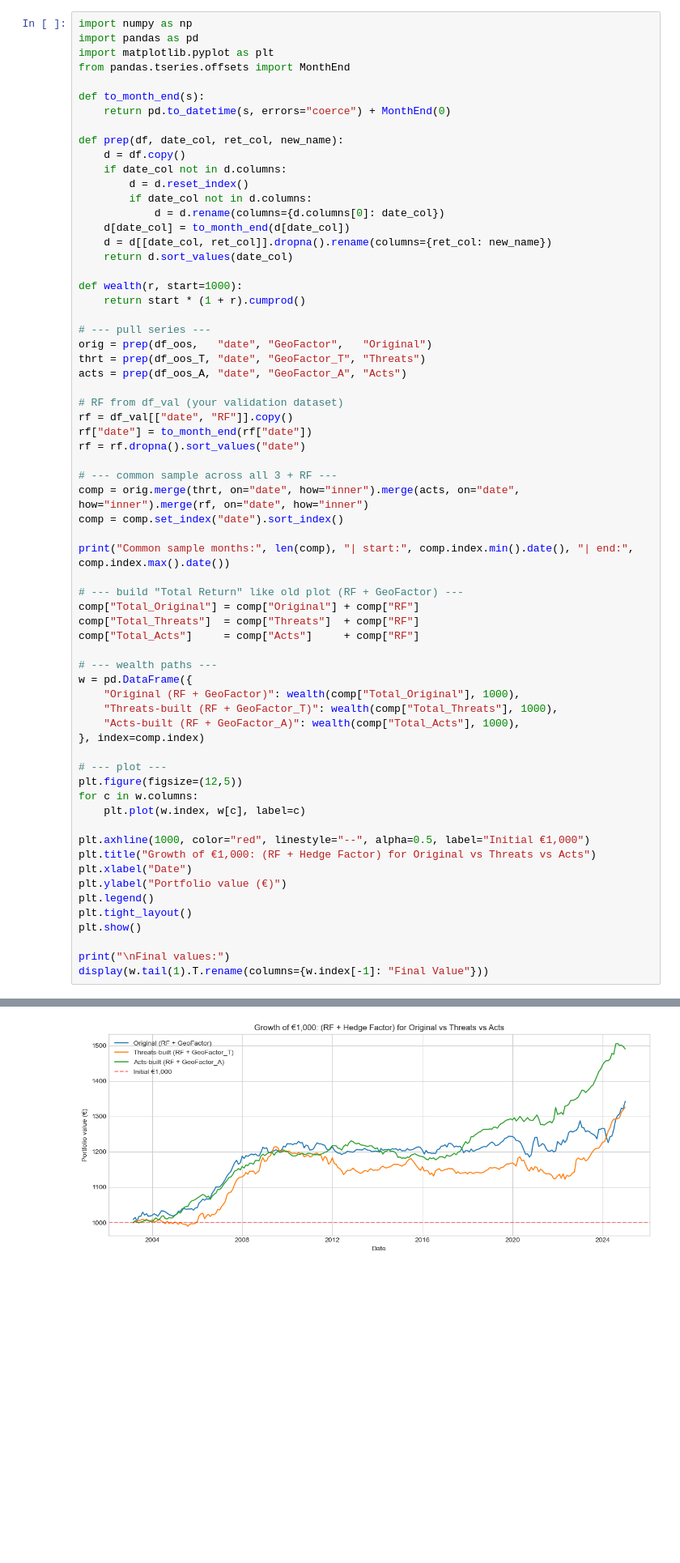
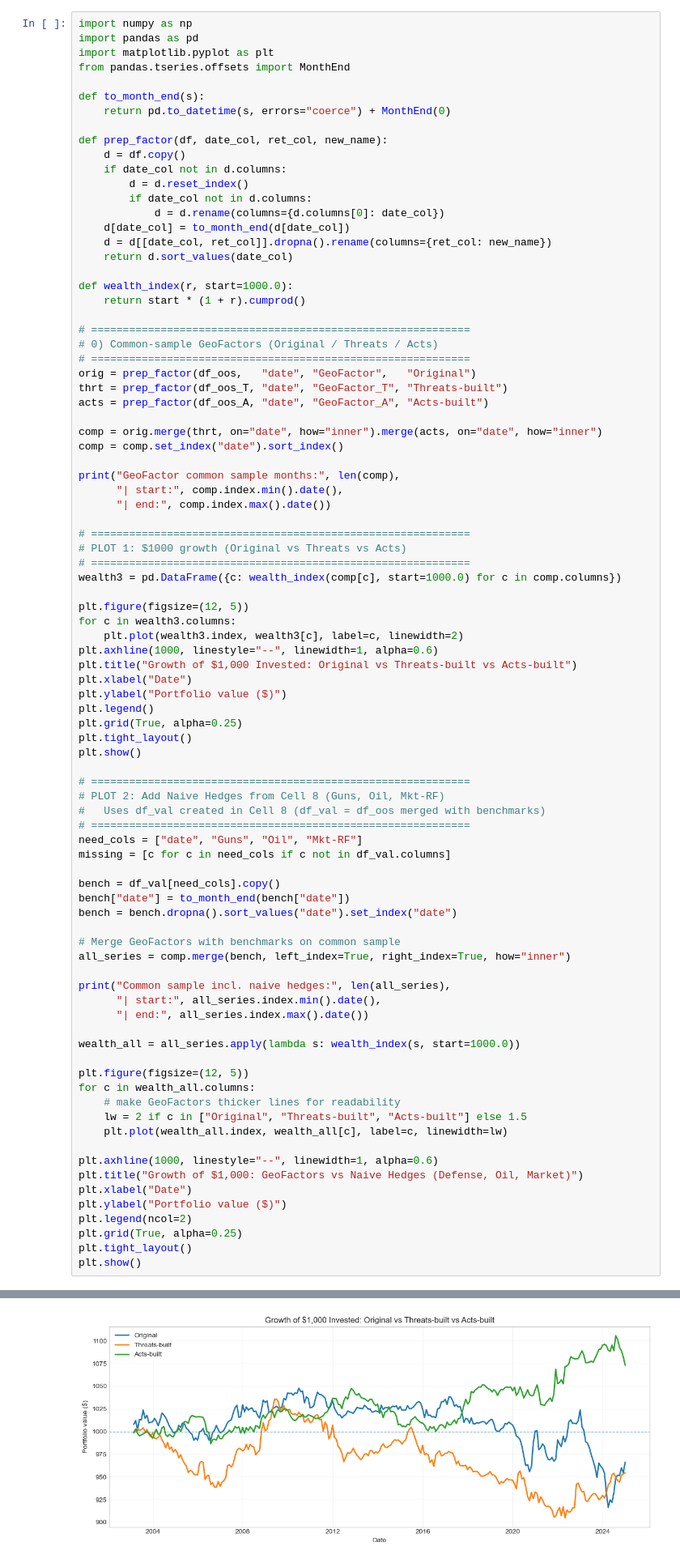
Before and after one commit to siddharthyashkukreja-cloud/Hedging_GeoPolRisk, a Jupyter notebook: researchProject.ipynb, the cells around one changed output, grey strips where cells are left out. Shown at 81% size. Saved outputs shown, nothing was run; the diff lists cells and outputs as text; blank space fills up the shorter version.

```diff
--- a/researchProject.ipynb
+++ b/researchProject.ipynb
@@ -2883,7 +2881,7 @@ from pandas.tseries.offsets import MonthEnd
 def to_month_end(s):
     return pd.to_datetime(s, errors="coerce") + MonthEnd(0)
 
-def prep(df, date_col, ret_col, new_name):
+def prep_factor(df, date_col, ret_col, new_name):
     d = df.copy()
     if date_col not in d.columns:
         d = d.reset_index()
@@ -2893,50 +2891,72 @@ def prep(df, date_col, ret_col, new_name):
     d = d[[date_col, ret_col]].dropna().rename(columns={ret_col: new_name})
     return d.sort_values(date_col)
 
-def wealth(r, start=1000):
+def wealth_index(r, start=1000.0):
     return start * (1 + r).cumprod()
 
-# --- pull series ---
-orig = prep(df_oos,   "date", "GeoFactor",   "Original")
-thrt = prep(df_oos_T, "date", "GeoFactor_T", "Threats")
-acts = prep(df_oos_A, "date", "GeoFactor_A", "Acts")
+# ============================================================
+# 0) Common-sample GeoFactors (Original / Threats / Acts)
+# ============================================================
+orig = prep_factor(df_oos,   "date", "GeoFactor",   "Original")
+thrt = prep_factor(df_oos_T, "date", "GeoFactor_T", "Threats-built")
+acts = prep_factor(df_oos_A, "date", "GeoFactor_A", "Acts-built")
 
-# RF from df_val (your validation dataset)
-rf = df_val[["date", "RF"]].copy()
-rf["date"] = to_month_end(rf["date"])
-rf = rf.dropna().sort_values("date")
-
-# --- common sample across all 3 + RF ---
-comp = orig.merge(thrt, on="date", how="inner").merge(acts, on="date", how="inner").merge(rf, on="date", how="inner")
+comp = orig.merge(thrt, on="date", how="inner").merge(acts, on="date", how="inner")
 comp = comp.set_index("date").sort_index()
 
-print("Common sample months:", len(comp), "| start:", comp.index.min().date(), "| end:", comp.index.max().date())
+print("GeoFactor common sample months:", len(comp),
+      "| start:", comp.index.min().date(),
+      "| end:", comp.index.max().date())
 
-# --- build "Total Return" like old plot (RF + GeoFactor) ---
-comp["Total_Original"] = comp["Original"] + comp["RF"]
-comp["Total_Threats"]  = comp["Threats"]  + comp["RF"]
-comp["Total_Acts"]     = comp["Acts"]     + comp["RF"]
+# ============================================================
+# PLOT 1: $1000 growth (Original vs Threats vs Acts)
+# ============================================================
+wealth3 = pd.DataFrame({c: wealth_index(comp[c], start=1000.0) for c in comp.columns})
 
-# --- wealth paths ---
-w = pd.DataFrame({
-    "Original (RF + GeoFactor)": wealth(comp["Total_Original"], 1000),
-    "Threats-built (RF + GeoFactor_T)": wealth(comp["Total_Threats"], 1000),
-    "Acts-built (RF + GeoFactor_A)": wealth(comp["Total_Acts"], 1000),
-}, index=comp.index)
-
-# --- plot ---
-plt.figure(figsize=(12,5))
-for c in w.columns:
-    plt.plot(w.index, w[c], label=c)
-
-plt.axhline(1000, color="red", linestyle="--", alpha=0.5, label="Initial €1,000")
-plt.title("Growth of €1,000: (RF + Hedge Factor) for Original vs Threats vs Acts")
+plt.figure(figsize=(12, 5))
+for c in wealth3.columns:
+    plt.plot(wealth3.index, wealth3[c], label=c, linewidth=2)
+plt.axhline(1000, linestyle="--", linewidth=1, alpha=0.6)
+plt.title("Growth of $1,000 Invested: Original vs Threats-built vs Acts-built")
 plt.xlabel("Date")
-plt.ylabel("Portfolio value (€)")
+plt.ylabel("Portfolio value ($)")
 plt.legend()
+plt.grid(True, alpha=0.25)
 plt.tight_layout()
 plt.show()
 
-print("\nFinal values:")
-display(w.tail(1).T.rename(columns={w.index[-1]: "Final Value"}))
+# ============================================================
+# PLOT 2: Add Naive Hedges from Cell 8 (Guns, Oil, Mkt-RF)
+#   Uses df_val created in Cell 8 (df_val = df_oos merged with benchmarks)
+# ============================================================
+need_cols = ["date", "Guns", "Oil", "Mkt-RF"]
+missing = [c for c in need_cols if c not in df_val.columns]
+
+bench = df_val[need_cols].copy()
+bench["date"] = to_month_end(bench["date"])
+bench = bench.dropna().sort_values("date").set_index("date")
+
+# Merge GeoFactors with benchmarks on common sample
+all_series = comp.merge(bench, left_index=True, right_index=True, how="inner")
+
+print("Common sample incl. naive hedges:", len(all_series),
+      "| start:", all_series.index.min().date(),
+      "| end:", all_series.index.max().date())
+
+wealth_all = all_series.apply(lambda s: wealth_index(s, start=1000.0))
+
+plt.figure(figsize=(12, 5))
+for c in wealth_all.columns:
+    # make GeoFactors thicker lines for readability
+    lw = 2 if c in ["Original", "Threats-built", "Acts-built"] else 1.5
+    plt.plot(wealth_all.index, wealth_all[c], label=c, linewidth=lw)
+
+plt.axhline(1000, linestyle="--", linewidth=1, alpha=0.6)
+plt.title("Growth of $1,000: GeoFactors vs Naive Hedges (Defense, Oil, Market)")
+plt.xlabel("Date")
+plt.ylabel("Portfolio value ($)")
+plt.legend(ncol=2)
+plt.grid(True, alpha=0.25)
+plt.tight_layout()
+plt.show()
 # %% [output]
@@ -2944 +2964 @@ Common sample months: 263 | start: 2003-02-28 | end: 2024-12-31
-[figure, old version]
+[figure, new version]
```
Also changed, not shown: parts of 2 cells of this notebook.
